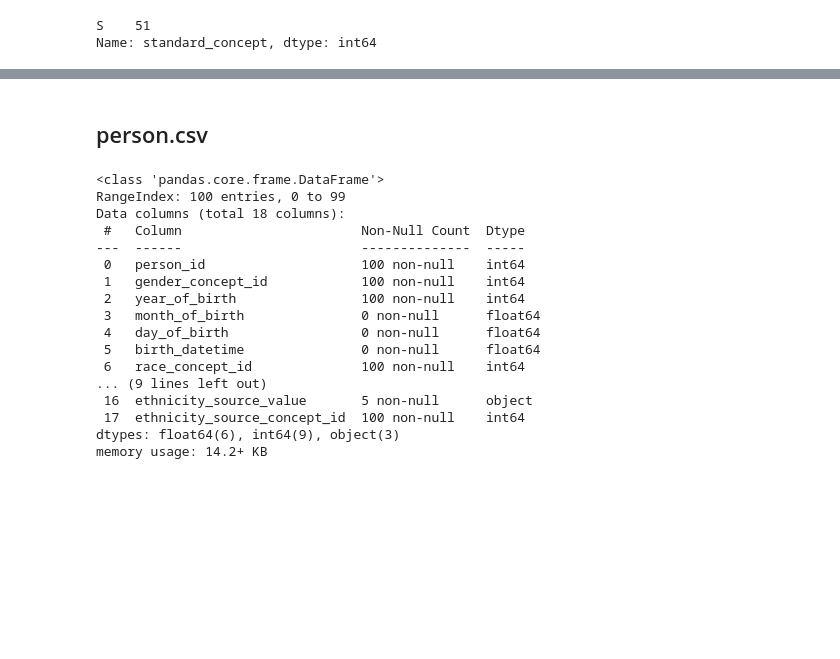
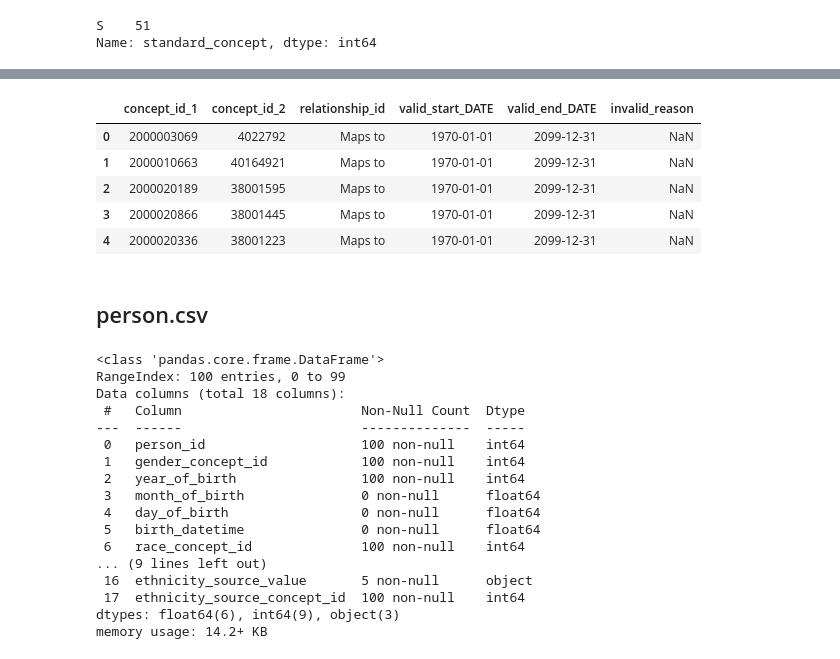
Before and after one commit to areias/mimic-iv, a Jupyter notebook: MIMIC_IV.ipynb, the cells around one changed output, grey strips where cells are left out. Saved outputs shown, nothing was run; the diff lists cells and outputs as text; code cells hidden in the pictures; blank space fills up the shorter version.

Commit message:
added 2b_concept_relationship.csv

```diff
--- a/MIMIC_IV.ipynb
+++ b/MIMIC_IV.ipynb
@@ -181,0 +184,2 @@ Name: concept_name, dtype: int64
+# %%
+df= pd.read_csv(path+"2b_concept_relationship.csv")
@@ -182,3 +202,12 @@ Name: concept_name, dtype: int64
+# %%
+df.head()
+# %% [output]
+|  | concept_id_1 | concept_id_2 | relationship_id | valid_start_DATE | valid_end_DATE | invalid_reason |
+| 0 | 2000003069 | 4022792 | Maps to | 1970-01-01 | 2099-12-31 | NaN |
+| 1 | 2000010663 | 40164921 | Maps to | 1970-01-01 | 2099-12-31 | NaN |
+| 2 | 2000020189 | 38001595 | Maps to | 1970-01-01 | 2099-12-31 | NaN |
+| 3 | 2000020866 | 38001445 | Maps to | 1970-01-01 | 2099-12-31 | NaN |
+| 4 | 2000020336 | 38001223 | Maps to | 1970-01-01 | 2099-12-31 | NaN |
 # %% [markdown]
 ## person.csv
 # %%
```
Also changed, not shown: parts of 7 cells of this notebook.
